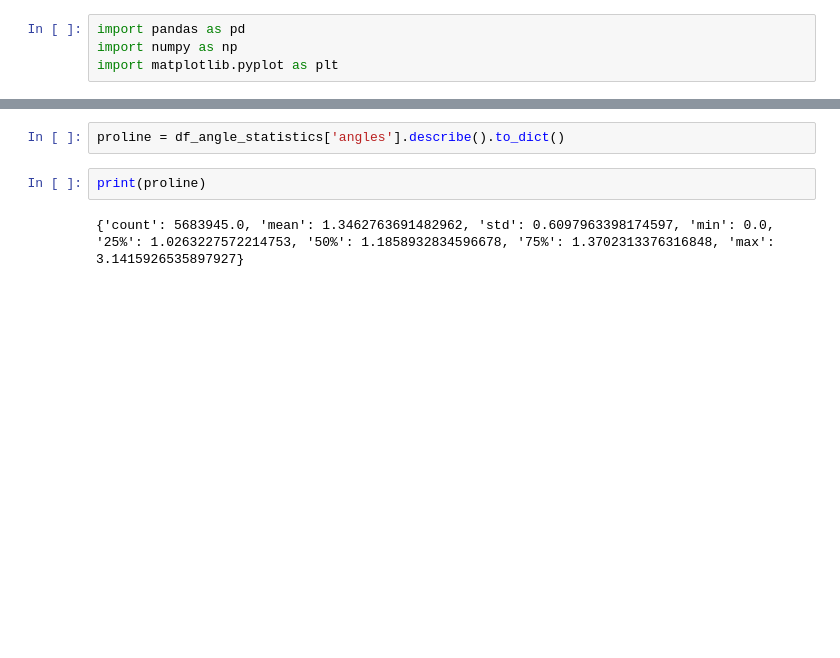
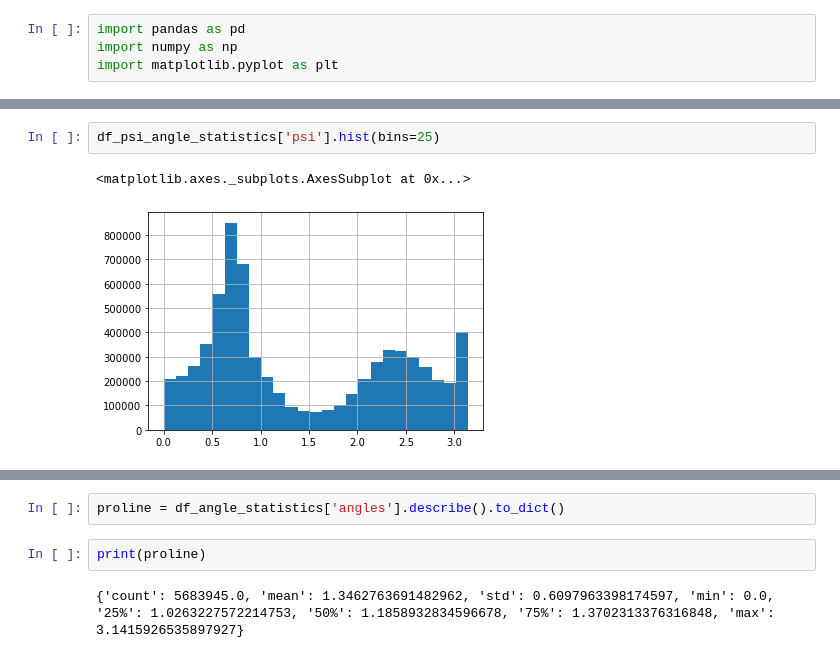
Before and after one commit to simonholmes001/ramachandran, a Jupyter notebook: amino_acid_psi_phi_angle_statistics.ipynb, the cells around one changed output, grey strips where cells are left out. Saved outputs shown, nothing was run; the diff lists cells and outputs as text; blank space fills up the shorter version.

```diff
--- a/amino_acid_psi_phi_angle_statistics.ipynb
+++ b/amino_acid_psi_phi_angle_statistics.ipynb
@@ -56,0 +95,5 @@ df_angle_statistics['angles'].hist(bins=25)
+# %%
+df_psi_angle_statistics['psi'].hist(bins=25)
+# %% [output]
+<matplotlib.axes._subplots.AxesSubplot at 0x...>
+[figure, added]
```
Also changed, not shown: parts of 56 cells of this notebook.
